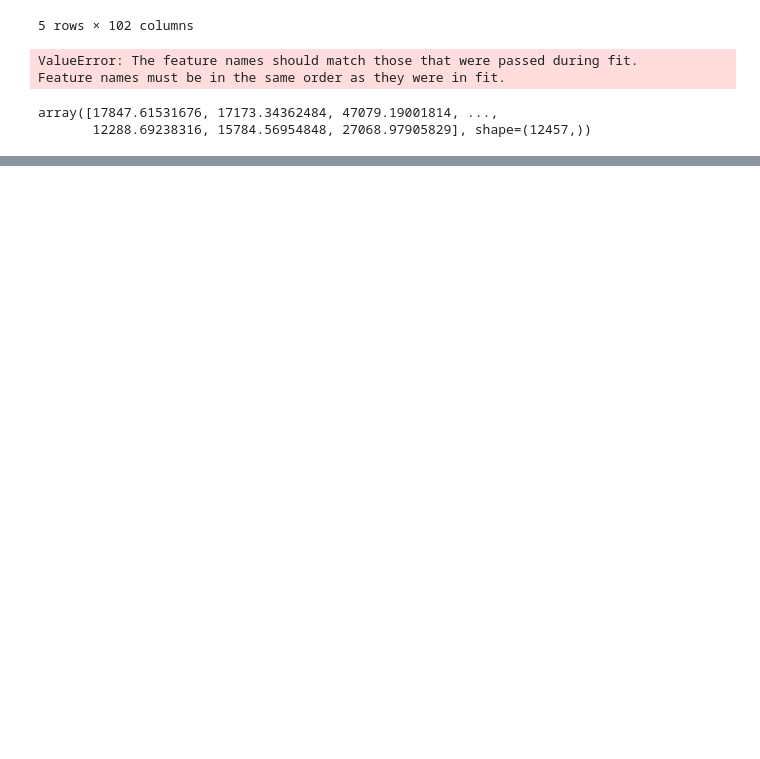
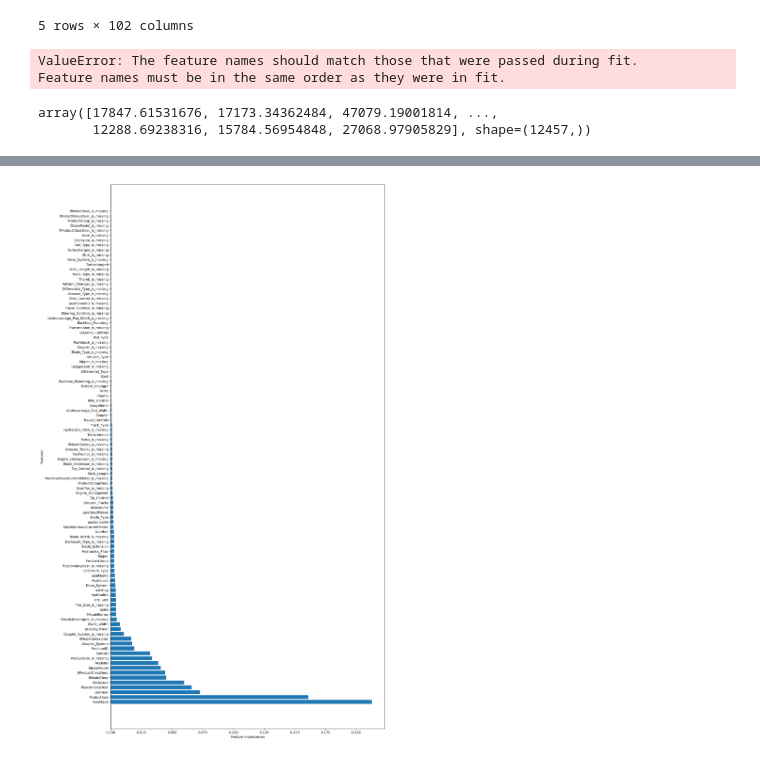
Before and after one commit to Ydv-Suman/Bulldozer-Price-Prediction, a Jupyter notebook: Main.ipynb, the cells around one changed output, grey strips where cells are left out. Drawn from its saved outputs; the diff is of its cells as text; code cells hidden in the pictures; blank space fills up the shorter version.

```diff
--- a/Main.ipynb
+++ b/Main.ipynb
@@ -429,11 +429,11 @@ rs_grid = {
     "min_samples_split": np.arange(2, 20, 2),
     "min_samples_leaf": np.arange(1, 20, 2),
     "max_features": [0.5, 1, "sqrt", "auto"],
-    "max_samples": [10000]
+    "max_samples": [100000]
     }
 rs_model = RandomizedSearchCV(RandomForestRegressor(n_jobs=-1, random_state=42),
                              param_distributions = rs_grid,
-                             n_iter=100,
+                             n_iter=200,
                              cv=5,
                              verbose=True
                              )
@@ -497,7 +497,7 @@ ideal_model = RandomForestRegressor(
      random_state=42,
      n_estimators = 60,
      min_samples_split = 10,
-     min_samples_leaf = 7,
+     min_samples_leaf = 1,
      max_samples = None,
      max_features = 0.5,
      max_depth = None
@@ -674,0 +709,18 @@ KeyError: 'SaleID'
+# %%
+## ploting feature importance
+def plot_feature(columns, importances, n=None):
+    df = (pd.DataFrame({
+        "features": columns,
+        "feature_importances": importances})
+        .sort_values("feature_importances", ascending=False)
+        .reset_index(drop=True))
+    # plot dataframe
+    fig, ax = plt.subplots(figsize=(15,30))
+    ax.barh(df["features"][:n], df["feature_importances"][:n])
+    ax.set_ylabel("Features")
+    ax.set_xlabel("Feature importances")
+    plt.show()
+# %%
+plot_feature(x_train.columns, ideal_model.feature_importances_, n=len(df_test_final))
+# %% [output]
+[figure, added]
```
Also changed, not shown: parts of 13 cells of this notebook.
